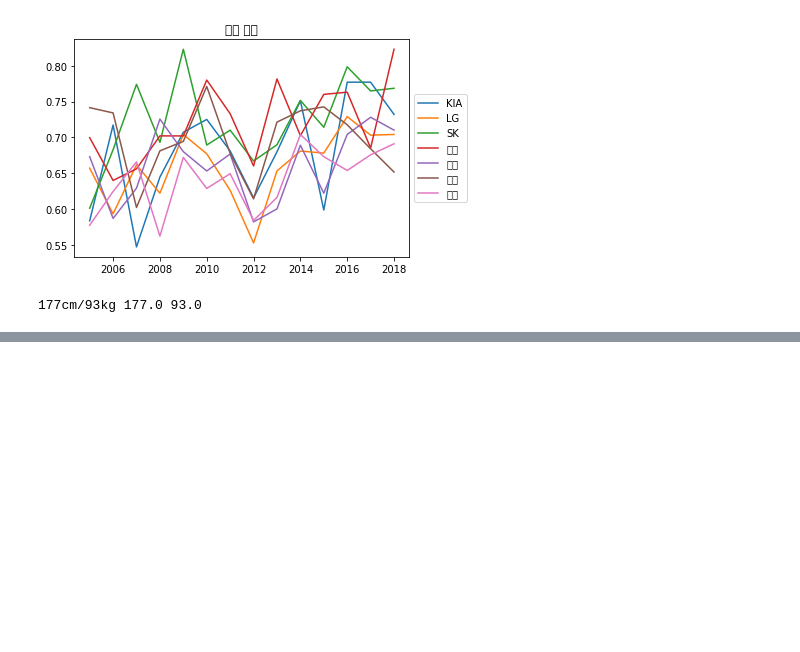
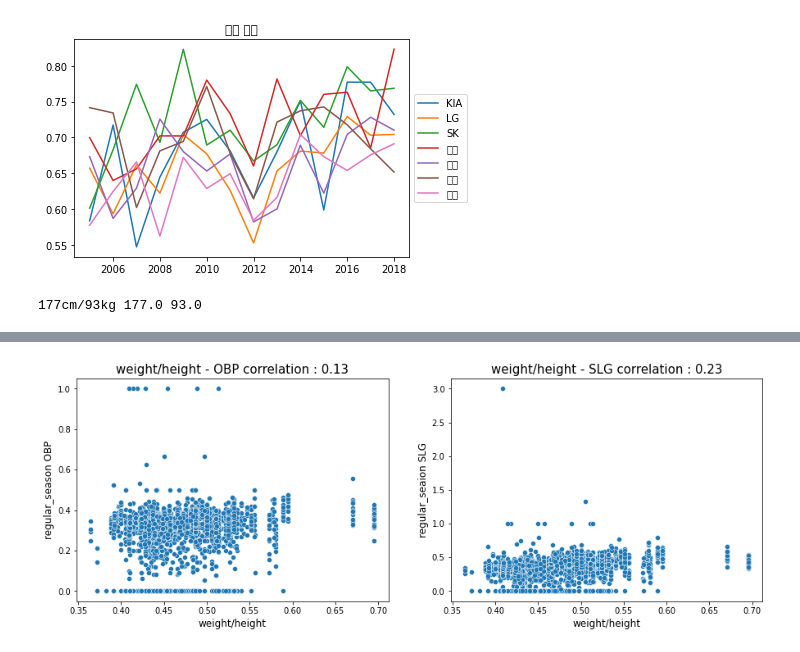
Before and after one commit to youkyung2/dataAnalysis, a Jupyter notebook: KBO_타자_OPS_예측.ipynb, the cells around one changed output, grey strips where cells are left out. Cells and saved outputs as stored; diff of their text form; code cells hidden in the pictures; blank space fills up the shorter version.

```diff
--- a/KBO_타자_OPS_예측.ipynb
+++ b/KBO_타자_OPS_예측.ipynb
@@ -426,0 +436,3 @@ print(regular_season_df['height/weight'][0], regular_season_df['height'][0],
+# %%
+regular_season_df['height'] = regular_season_df['height/weight'].apply(
+    lambda x : func1(x) if pd.notnull(x) else x)
@@ -426,0 +443,4 @@ print(regular_season_df['height/weight'][0], regular_season_df['height'][0],
+# %%
+def func1 (x) :
+  x = int(x.split('/')[0].replace('cm',''))
+  return x
@@ -426,0 +452,2 @@ print(regular_season_df['height/weight'][0], regular_season_df['height'][0],
+# %%
+regular_season_df['height'] = regular_season_df['height/weight'].apply(func1)
@@ -426,0 +479,4 @@ print(regular_season_df['height/weight'][0], regular_season_df['height'][0],
+# %%
+regular_season_df['weight'] = regular_season_df['height/weight'].apply(
+    lambda x : int(x.split('/')[1].replace('kg','')) if pd.notnull(x) else x)
+# lambda x : [조건 일 때 식] if 조건 else [조건 아닐 때 식]
@@ -426,0 +503,26 @@ print(regular_season_df['height/weight'][0], regular_season_df['height'][0],
+# %%
+# 몸무게 / 키 계산
+regular_season_df['weight_per_height'] = regular_season_df['weight'] / regular_season_df['height']
+plt.figure(figsize=(15,5))
+plt.subplot(1,2,1)
+
+# 정규시즌과 프리시즌의 상관관계 계산
+correlation = regular_season_df['weight_per_height'].corr(regular_season_df['OBP'])
+sns.scatterplot(regular_season_df['weight_per_height'], regular_season_df['OBP'])
+plt.title('weight/height - OBP correlation : ' + str(np.round(correlation,2)), fontsize=15)
+plt.ylabel('regular_season OBP', fontsize=12)
+plt.xlabel('weight/height', fontsize=12)
+plt.subplot(1,2,2)
+
+# 정규시즌과 프리시즌의 상관관계 계산
+correlation = regular_season_df['weight_per_height'].corr(regular_season_df['SLG'])
+sns.scatterplot(regular_season_df['weight_per_height'], regular_season_df['SLG'])
+plt.title('weight/height - SLG correlation : ' + str(np.round(correlation,2)), fontsize=15)
+plt.ylabel('regular_seaion SLG', fontsize=12)
+plt.xlabel('weight/height', fontsize=12)
+plt.show()
+
+# 데이터가 선형적인 모습이 아니고, 그 분포가 매우 고르다.
+# => 몸무게 및 키가 장타율(OBP) 과 출루율(SLG)에 큰 영향을 끼치지 않는다.
+# %% [output]
+[figure, added]
```
Also changed, not shown: parts of 52 cells of this notebook.
